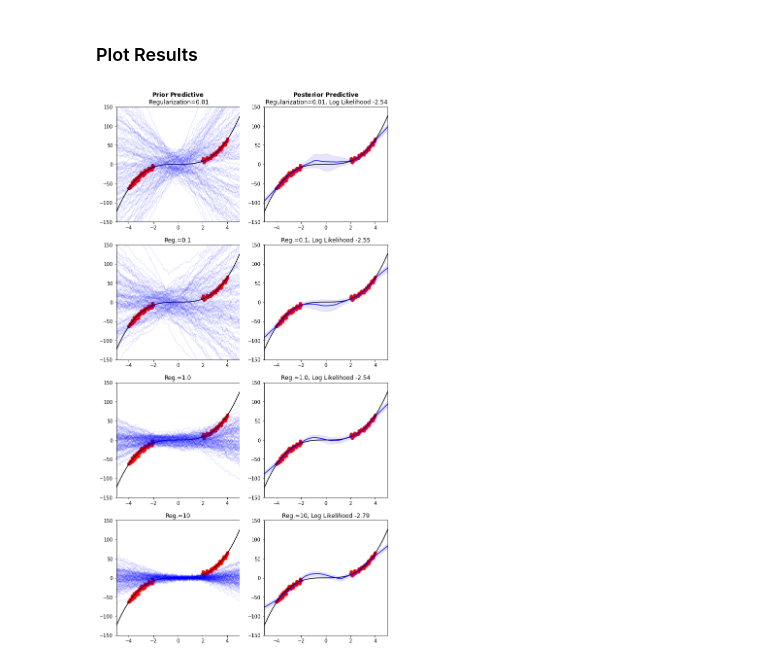
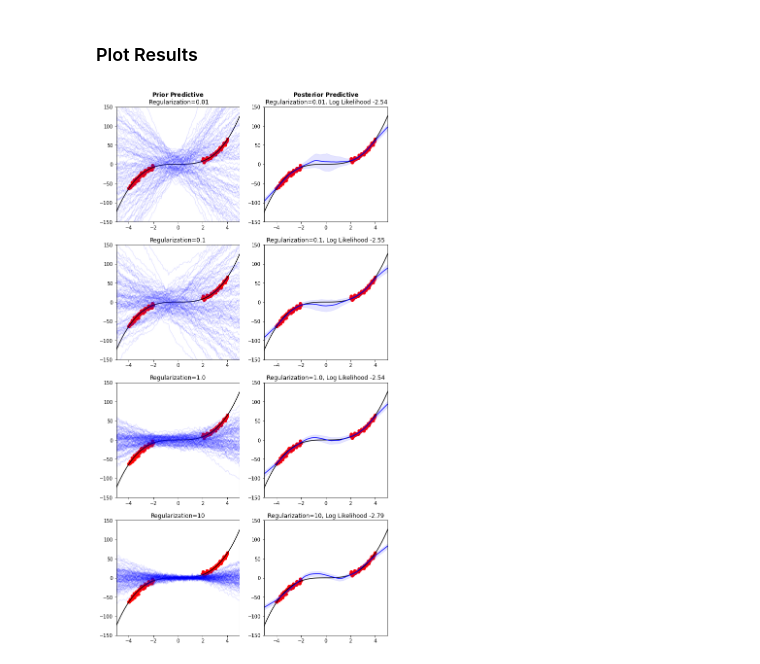
Before and after one commit to msbutler/luna_207, a Jupyter notebook: PriorPredictives_Demo.ipynb, the cells around one changed output. Saved outputs shown, nothing was run; the diff lists cells and outputs as text; code cells hidden in the pictures.

```diff
--- a/PriorPredictives_Demo.ipynb
+++ b/PriorPredictives_Demo.ipynb
@@ -100,32 +100,32 @@ y_true = f(x_true)
 # %%
 # plot
 
 num_figures = len(nlms)
 
 fig,ax = plt.subplots(num_figures, 2, figsize=(10,20))
 
 for i,model in enumerate(nlms):
     ax[i][0].scatter(x_train, y_train, color='red')
     ax[i][1].scatter(x_train, y_train, color='red')
     ax[i][0].plot(x_true, y_true, color='black')
     ax[i][1].plot(x_true, y_true, color='black')
     ax[i][1].plot(x_test.flatten(), post_pred_mean[i], color='blue')
     ax[i][1].fill_between(x_test.flatten(), post_pred_upper[i], post_pred_lower[i], color='blue', alpha=0.1, label='95% Pred. Interval')
 
     for j in range(prior_predictive_samples[i].shape[1]):
 
         ax[i][0].plot(x_test.flatten(), prior_predictive_samples[i][j,:], alpha = 0.1, color='blue')
 
     ax[i][0].axis([-5, 5, -150, 150])
     ax[i][1].axis([-5, 5, -150, 150])
-    if i == 0:#plt.title("This is title number: " + r"$\bf{" + str(number) + "}$")
+    if i == 0:
         ax[i][0].set_title(r'$\bf{Prior\ Predictive}$' + f'\n Regularization={reg_params[i]}')
         ax[i][1].set_title(r'$\bf{Posterior\ Predictive}$' + f'\n Regularization={reg_params[i]}, Log Likelihood {round(log_ls[i],2)}')
     else:
         ax[i][0].set_title(f'Regularization={reg_params[i]}')
-        ax[i][1].set_title(f'Reg.={reg_params[i]}, Log Likelihood {round(log_ls[i],2)}')
+        ax[i][1].set_title(f'Regularization={reg_params[i]}, Log Likelihood {round(log_ls[i],2)}')
 
 plt.show()
 fig.savefig("fig_final/NLM_Predictives.png")
 # %% [output]
-[figure, old version]
+[figure, new version]
```
